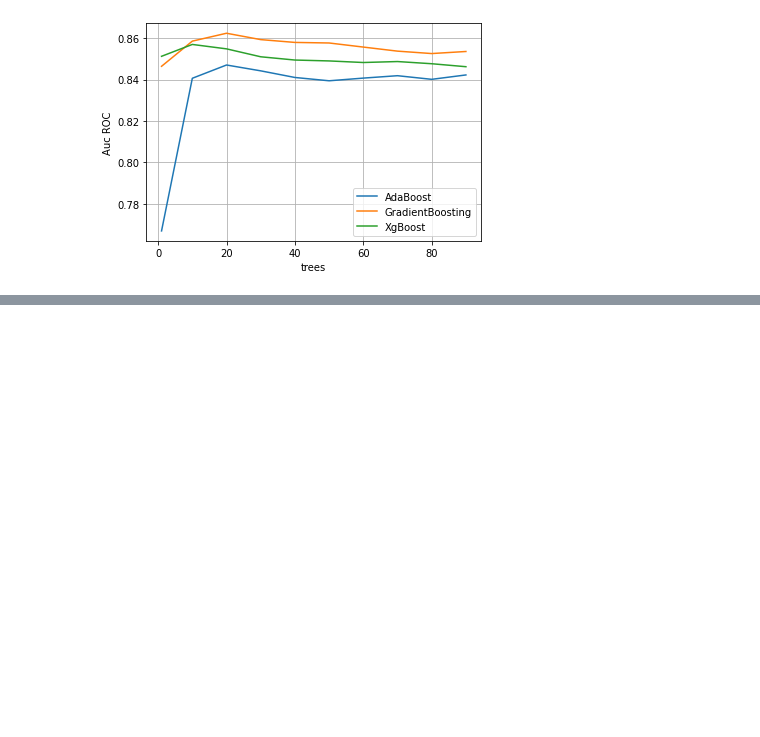
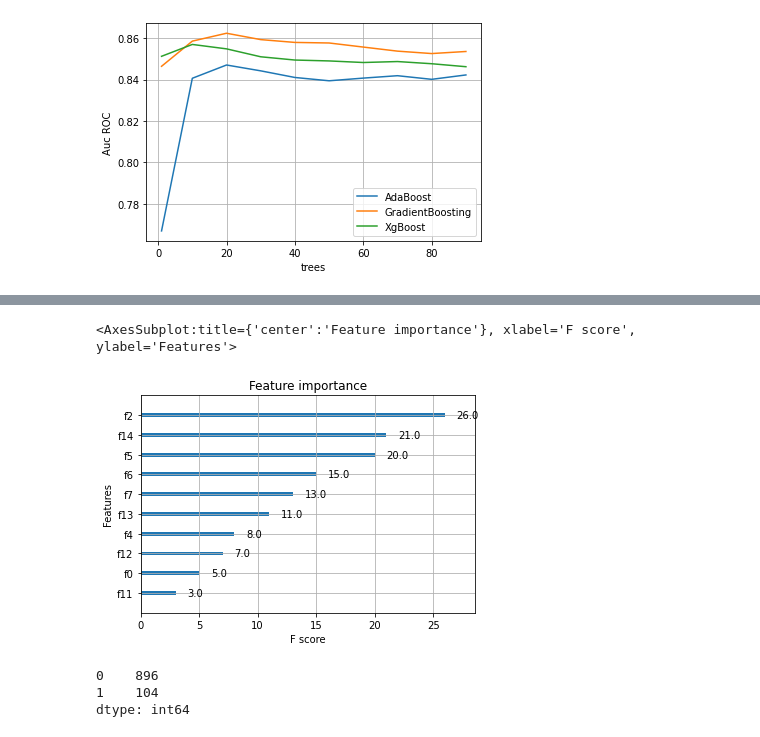
Before and after one commit to Stynic/train_ml_math, a Jupyter notebook: ml/low_level/module_9/notebook_9.ipynb, the cells around one changed output, grey strips where cells are left out. Drawn from its saved outputs; the diff is of its cells as text; code cells hidden in the pictures; blank space fills up the shorter version.

```diff
--- a/ml/low_level/module_9/notebook_9.ipynb
+++ b/ml/low_level/module_9/notebook_9.ipynb
@@ -98,0 +227,11 @@ plt.show()
+# %%
+import xgboost as xgb
+
+dtrain = xgb.DMatrix(x_train, y_train)
+dtest = xgb.DMatrix(x_test, y_test)
+params = {'objective': 'binary:logistic',
+          'max_depth': 3,
+          'eta': 0.1}
+num_rounds = 20
+evals = [(dtrain, 'train'), (dtest, 'test')]
+xgb_model = xgb.train(params, dtrain, num_rounds,evals=evals)
@@ -98,0 +259,15 @@ plt.show()
+# %%
+xgb.plot_importance(xgb_model)
+# %% [output]
+<AxesSubplot:title={'center':'Feature importance'}, xlabel='F score', ylabel='Features'>
+[figure, added]
+# %%
+x, y = make_classification(n_samples=1000, n_features=7, n_informative=3, n_redundant=3,
+                           n_classes=2, weights=[.9, .1], random_state=20)
+features = pd.DataFrame(x)
+targets = pd.DataFrame(y)
+print(targets.value_counts())
+# %% [output]
+0    896
+1    104
+dtype: int64
```
Also changed, not shown: parts of 14 cells of this notebook.
